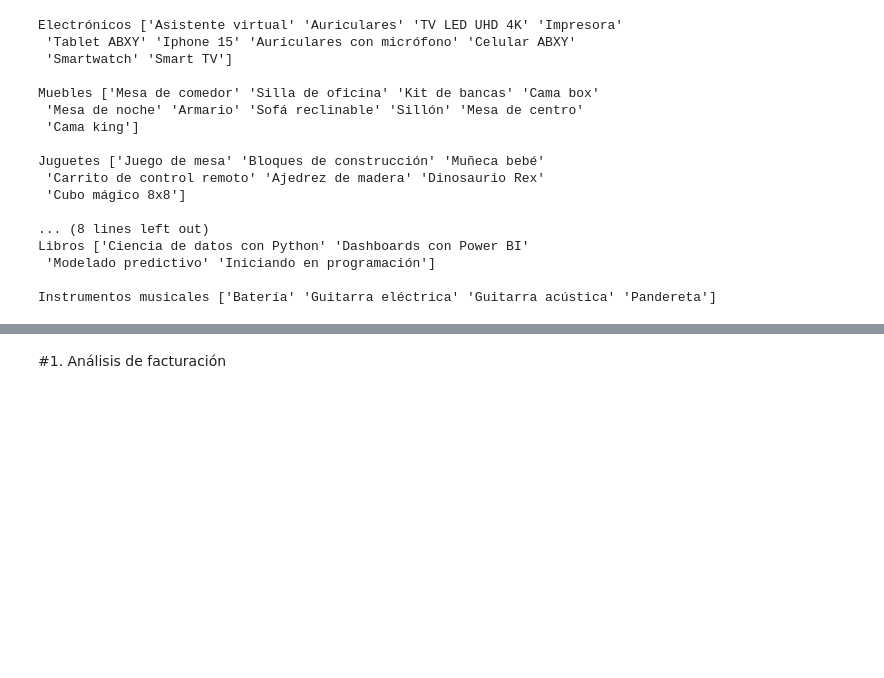
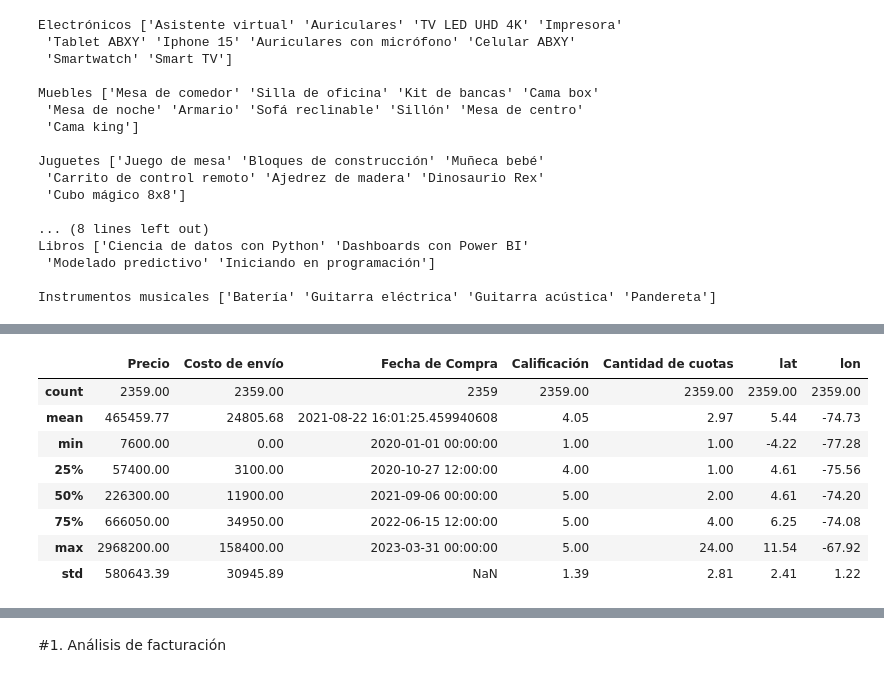
Before and after one commit to JCSR2022/challenge1-data-science-Alura, a Jupyter notebook: AluraStoreLatam.ipynb, the cells around one changed output, grey strips where cells are left out. Cells and saved outputs as stored; diff of their text form; code cells hidden in the pictures; blank space fills up the shorter version.

```diff
--- a/AluraStoreLatam.ipynb
+++ b/AluraStoreLatam.ipynb
@@ -186,7 +192,7 @@ Instrumentos musicales ['Batería' 'Guitarra eléctrica' 'Guitarra acústica' 'P
 #   print("-"*50)
 
 
-def summarize_dataframes(dataframes, names=None):
+def summarize_dataframes(dataframes, names=None,print_rev = False):
     """
     Print a concise summary for each DataFrame:
     - Shape (rows, columns)
@@ -196,6 +202,7 @@ def summarize_dataframes(dataframes, names=None):
     if names is None:
         names = [f"DataFrame {i+1}" for i in range(len(dataframes))]
 
+    ans = {}
     for name, df in zip(names, dataframes):
         print(f"\n📊 Summary for {name}")
         print("=" * (12 + len(name)))
@@ -213,12 +220,16 @@ def summarize_dataframes(dataframes, names=None):
             print("\nNo missing values ✅")
 
         # Descriptive statistics
-        print("\nDescriptive statistics:")
-        #print(df.describe(include='all').round(2))
-        print(df.describe().round(2))
+        if print_rev:
+          print("\nDescriptive statistics:")
+          #print(df.describe(include='all').round(2))
+          print(df.describe().round(2))
         print("-" * 60)
 
-summarize_dataframes(all_data, ['tienda1', 'tienda2', 'tienda3', 'tienda4'])
+        ans[name] = df.describe().round(2)
+
+    return ans
+analisis = summarize_dataframes(all_data, ['tienda1', 'tienda2', 'tienda3', 'tienda4'])
 # %% [output]
 📊 Summary for tienda1
 ===================
@@ -352,0 +251,12 @@ tienda1[(tienda1['Precio'] >= upper_bound) | (tienda1['Precio'] <= lower_bound)]
+# %%
+analisis['tienda3']
+# %% [output]
+|  | Precio | Costo de envío | Fecha de Compra | Calificación | Cantidad de cuotas | lat | lon |
+| count | 2359.00 | 2359.00 | 2359 | 2359.00 | 2359.00 | 2359.00 | 2359.00 |
+| mean | 465459.77 | 24805.68 | 2021-08-22 16:01:25.459940608 | 4.05 | 2.97 | 5.44 | -74.73 |
+| min | 7600.00 | 0.00 | 2020-01-01 00:00:00 | 1.00 | 1.00 | -4.22 | -77.28 |
+| 25% | 57400.00 | 3100.00 | 2020-10-27 12:00:00 | 4.00 | 1.00 | 4.61 | -75.56 |
+| 50% | 226300.00 | 11900.00 | 2021-09-06 00:00:00 | 5.00 | 2.00 | 4.61 | -74.20 |
+| 75% | 666050.00 | 34950.00 | 2022-06-15 12:00:00 | 5.00 | 4.00 | 6.25 | -74.08 |
+| max | 2968200.00 | 158400.00 | 2023-03-31 00:00:00 | 5.00 | 24.00 | 11.54 | -67.92 |
+| std | 580643.39 | 30945.89 | NaN | 1.39 | 2.81 | 2.41 | 1.22 |
```
Also changed, not shown: parts of 13 cells of this notebook.
